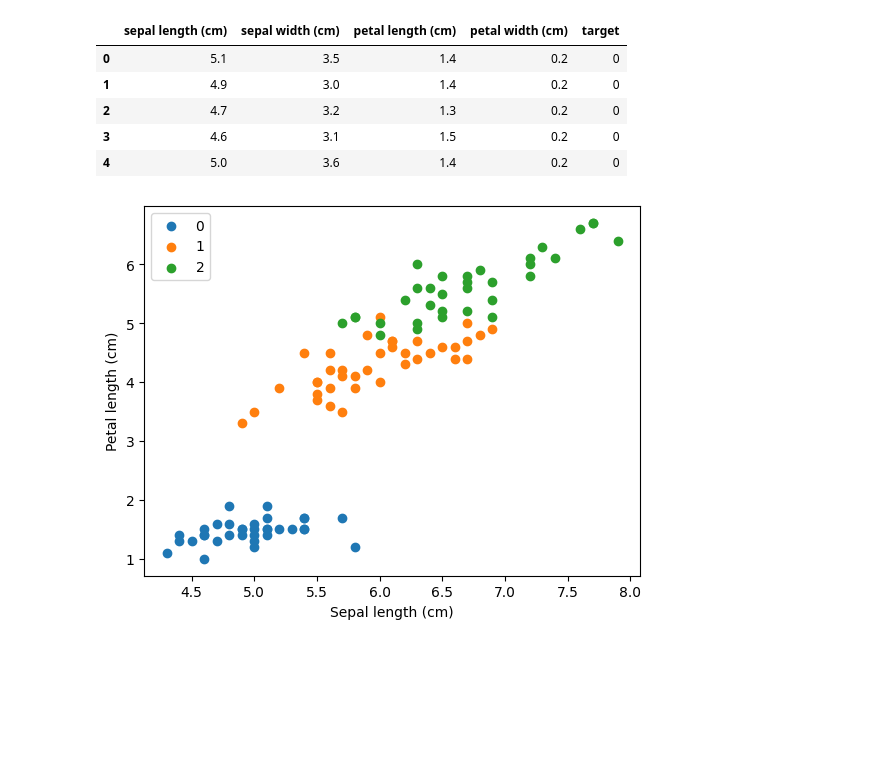
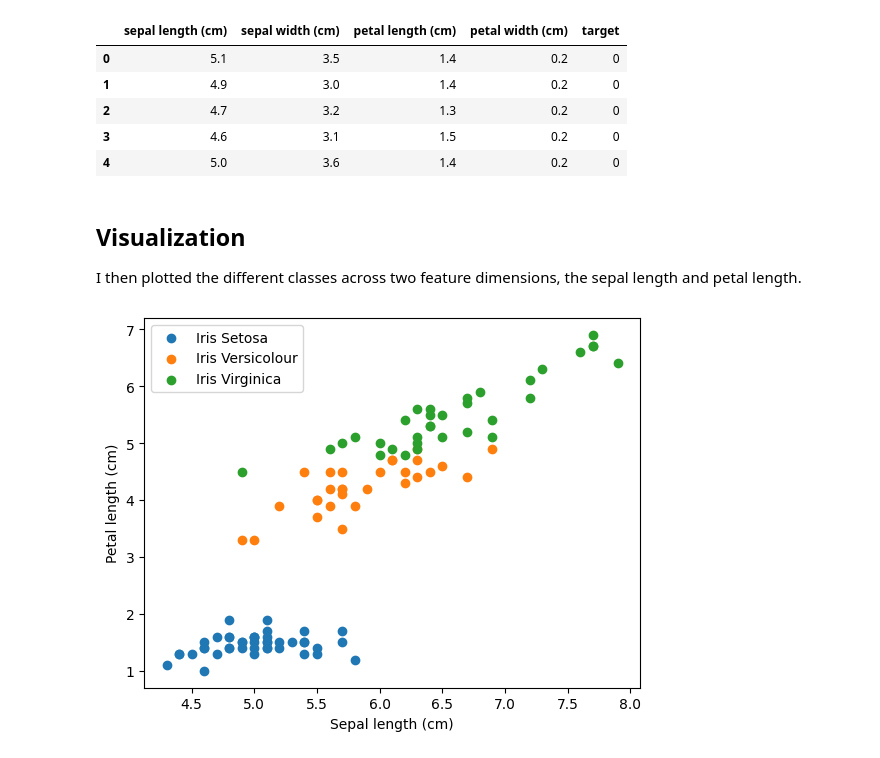
Before and after one commit to JiwonJJeong/CT-applied-machine-learning, a Jupyter notebook: hw-3/GDA.ipynb, the cells around one changed output. Drawn from its saved outputs; the diff is of its cells as text; code cells hidden in the pictures; blank space fills up the shorter version.

```diff
--- a/hw-3/GDA.ipynb
+++ b/hw-3/GDA.ipynb
@@ -16,13 +20,16 @@ data.head()
 # Randomly split 30-70 test-train
 import numpy as np
 
-indices = np.arange(len(X))
+indices = np.arange(len(data))
 np.random.shuffle(indices)
 
-split = int(0.7 * len(X))
+split = int(0.7 * len(data))
 train_idx, test_idx = indices[:split], indices[split:]
 
 train, test = data.iloc[train_idx], data.iloc[test_idx]
+# %% [markdown]
+## Visualization
+I then plotted the different classes across two feature dimensions, the sepal length and petal length.
 # %%
 class0 = train[train["target"] == 0]
 class1 = train[train["target"] == 1]
@@ -36,12 +43,12 @@ y_class2 = class2["petal length (cm)"]
 # %%
 import matplotlib.pyplot as plt
 
-plt.scatter(x_class0, y_class0, label="0")
-plt.scatter(x_class1, y_class1, label="1")
-plt.scatter(x_class2, y_class2, label="2")
+plt.scatter(x_class0, y_class0, label="Iris Setosa")
+plt.scatter(x_class1, y_class1, label="Iris Versicolour")
+plt.scatter(x_class2, y_class2, label="Iris Virginica")
 plt.xlabel("Sepal length (cm)")
 plt.ylabel("Petal length (cm)")
 plt.legend()
 plt.show()
 # %% [output]
-[figure, old version]
+[figure, new version]
```
Also changed, not shown: parts of 17 cells of this notebook, 3 other files.
